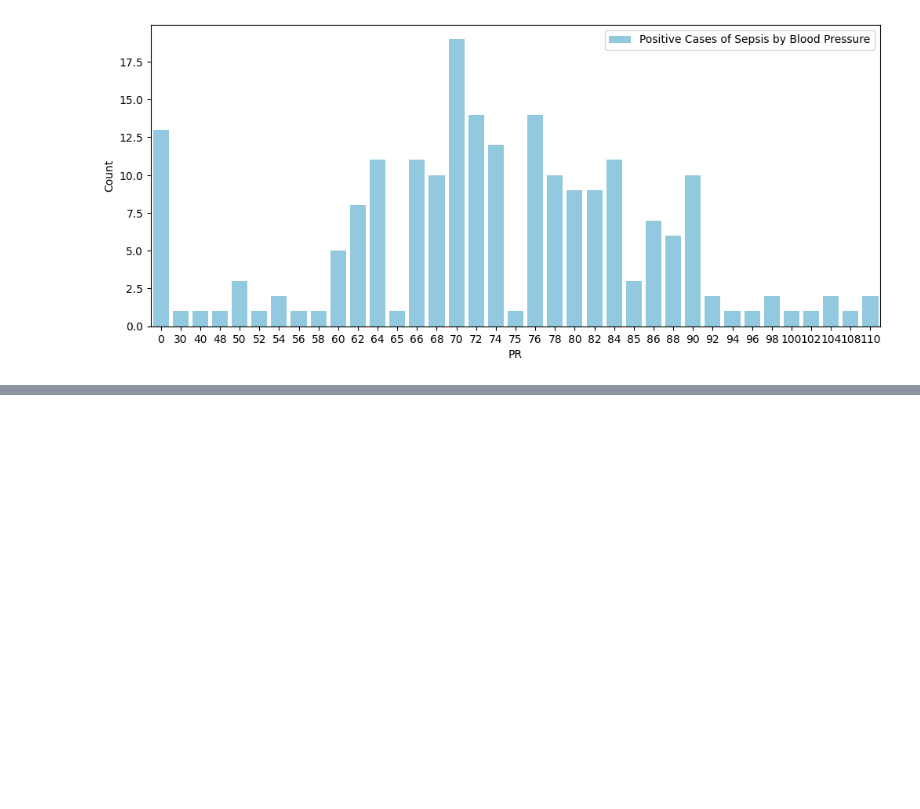
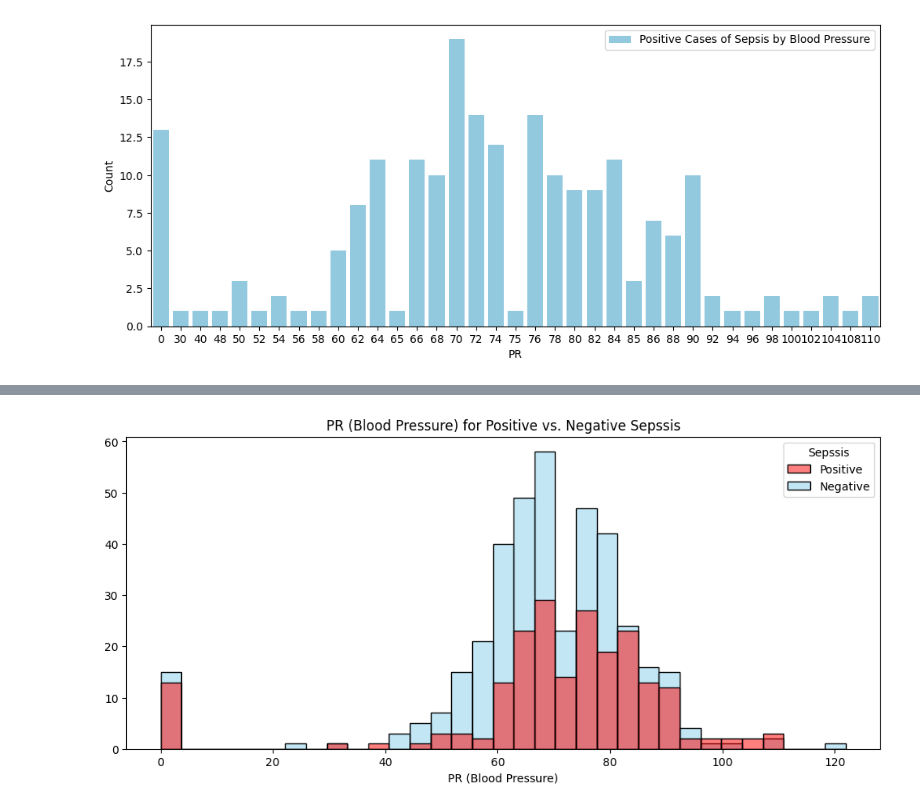
Before and after one commit to murithidenisgitobu/Sepsis-Predictor, a Jupyter notebook: Notebook.ipynb, the cells around one changed output, grey strips where cells are left out. Cells and saved outputs as stored; diff of their text form; code cells hidden in the pictures; blank space fills up the shorter version.

```diff
--- a/Notebook.ipynb
+++ b/Notebook.ipynb
@@ -246,0 +251,15 @@ sns.barplot(pr_sepsis, x='PR', y='Count', label='Positive Cases of Sepsis by Blo
+# %%
+# Comparison of totals cases per PR reading against number of postive cases
+# Create the histoplot
+plt.figure(figsize=(12,5))
+sns.histplot(hue='Sepssis', x='PR', data=df, fill=True, palette=['red', 'skyblue'])
+
+# Label the axes
+plt.ylabel('')
+plt.xlabel('PR (Blood Pressure)')
+
+# Show the plot
+plt.title('PR (Blood Pressure) for Positive vs. Negative Sepssis')
+plt.show()
+# %% [output]
+[figure, added]
```
Also changed, not shown: parts of 16 cells of this notebook.
